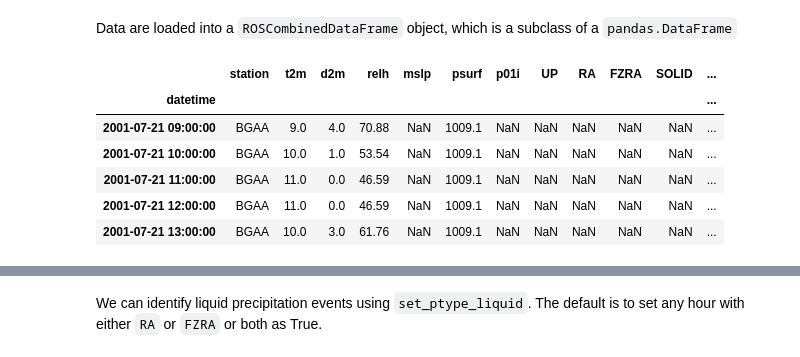
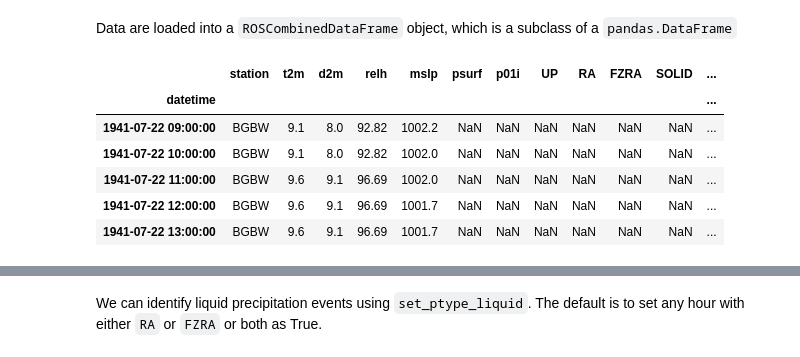
Before and after one commit to andypbarrett/rain_on_snow_climatology_paper, a Jupyter notebook: notebooks/define_winter.ipynb, the cells around one changed output, grey strips where cells are left out. Cells and saved outputs as stored; diff of their text form; code cells hidden in the pictures.

```diff
--- a/notebooks/define_winter.ipynb
+++ b/notebooks/define_winter.ipynb
@@ -92,17 +47,17 @@ Some useful stations for testing are
 Data are loaded into a `ROSCombinedDataFrame` object, which is a subclass of a `pandas.DataFrame`
 # %%
 # stid="CYZF"
-stid = "BGAA"
+stid = "BGBW"
 df = ROSCombinedDataFrame.from_file(list(SURFOBS_COMBINED_PATH.glob(f"{stid}*.csv"))[0])
 df.head()
 # %% [output]
 |  | station | t2m | d2m | relh | mslp | psurf | p01i | UP | RA | FZRA | SOLID | ... |
 | datetime |  |  |  |  |  |  |  |  |  |  |  | ... |
-| 2001-07-21 09:00:00 | BGAA | 9.0 | 4.0 | 70.88 | NaN | 1009.1 | NaN | NaN | NaN | NaN | NaN | ... |
-| 2001-07-21 10:00:00 | BGAA | 10.0 | 1.0 | 53.54 | NaN | 1009.1 | NaN | NaN | NaN | NaN | NaN | ... |
-| 2001-07-21 11:00:00 | BGAA | 11.0 | 0.0 | 46.59 | NaN | 1009.1 | NaN | NaN | NaN | NaN | NaN | ... |
-| 2001-07-21 12:00:00 | BGAA | 11.0 | 0.0 | 46.59 | NaN | 1009.1 | NaN | NaN | NaN | NaN | NaN | ... |
-| 2001-07-21 13:00:00 | BGAA | 10.0 | 3.0 | 61.76 | NaN | 1009.1 | NaN | NaN | NaN | NaN | NaN | ... |
+| 1941-07-22 09:00:00 | BGBW | 9.1 | 8.0 | 92.82 | 1002.2 | NaN | NaN | NaN | NaN | NaN | NaN | ... |
+| 1941-07-22 10:00:00 | BGBW | 9.1 | 8.0 | 92.82 | 1002.0 | NaN | NaN | NaN | NaN | NaN | NaN | ... |
+| 1941-07-22 11:00:00 | BGBW | 9.6 | 9.1 | 96.69 | 1002.0 | NaN | NaN | NaN | NaN | NaN | NaN | ... |
+| 1941-07-22 12:00:00 | BGBW | 9.6 | 9.1 | 96.69 | 1001.7 | NaN | NaN | NaN | NaN | NaN | NaN | ... |
+| 1941-07-22 13:00:00 | BGBW | 9.6 | 9.1 | 96.69 | 1001.7 | NaN | NaN | NaN | NaN | NaN | NaN | ... |
 # %%
 print(f"SOG all missing: {df.sog.isnull().all()}")
 print(f"SOG valid: {df.sog.notnull().sum()}")
```
Also changed, not shown: parts of 30 cells of this notebook.
